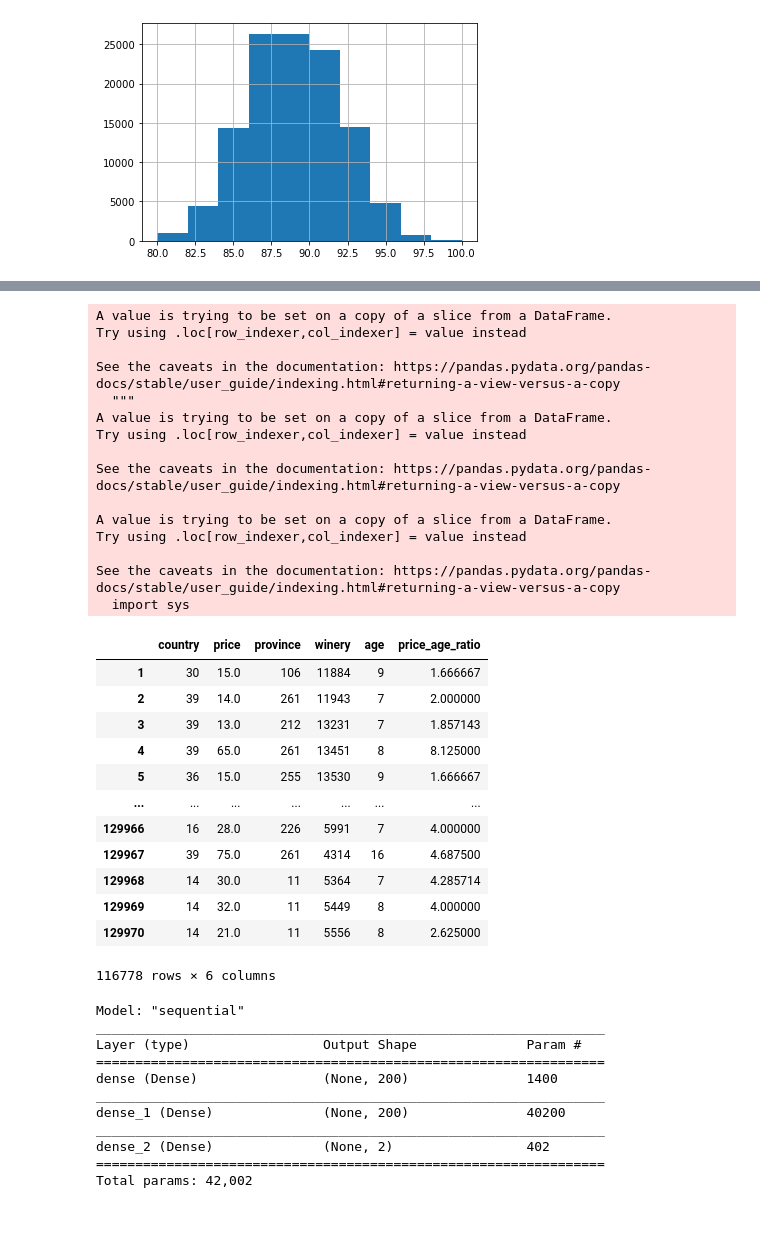
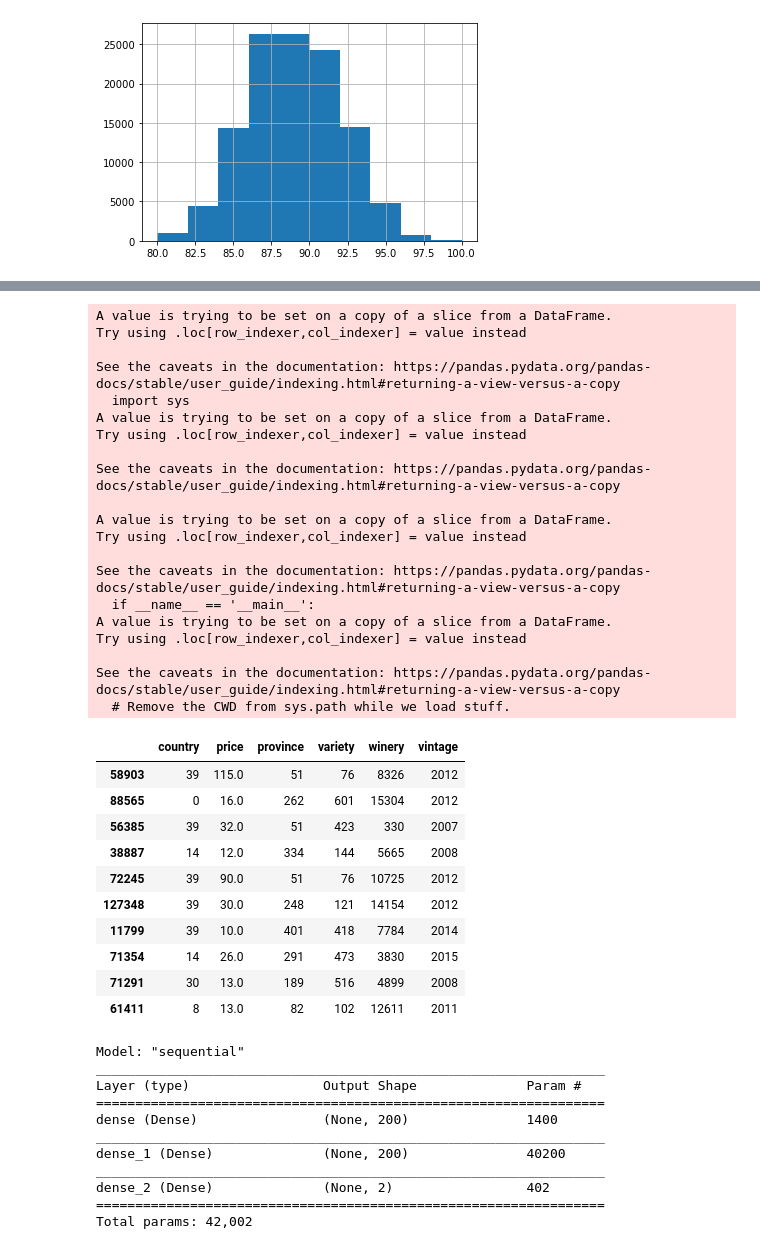
Before and after one commit to rahilanath/Final_Project, a Jupyter notebook: recommend_model.ipynb, the cells around one changed output, grey strips where cells are left out. Cells and saved outputs as stored; diff of their text form; code cells hidden in the pictures; blank space fills up the shorter version.

Commit message:
adding final recommend_model

```diff
--- a/recommend_model.ipynb
+++ b/recommend_model.ipynb
@@ -113,0 +93,10 @@ clean_wines['points'].hist()
+# %%
+# add rating
+clean_wines['quality'] = clean_wines['points'].apply(lambda x: 'Good' if x >= 88 else 'Poor')
+clean_wines = clean_wines.drop(columns = ['points'])
+
+# create export of final dataframe
+clean_wines.to_csv('Data/recommend_model_final.csv')
+
+# sample
+clean_wines.sample(10)
@@ -114,41 +115,48 @@ clean_wines['points'].hist()
 # %%
+# LabelEncoder dependency
 from sklearn.preprocessing import LabelEncoder
 
+# create features
 number = LabelEncoder()
-features = clean_wines[['country','price','province','winery','age','price_age_ratio']]
+features = clean_wines[['country','price','province','variety','winery','vintage']]
 features['country'] = number.fit_transform(features['country'].astype('str'))
 features['province'] = number.fit_transform(features['province'].astype('str'))
+features['variety'] = number.fit_transform(features['variety'].astype('str'))
 features['winery'] = number.fit_transform(features['winery'].astype('str'))
 
-features
+# features
+features.sample(10)
 # %% [output]
 A value is trying to be set on a copy of a slice from a DataFrame.
 Try using .loc[row_indexer,col_indexer] = value instead
 
 See the caveats in the documentation: https://pandas.pydata.org/pandas-docs/stable/user_guide/indexing.html#returning-a-view-versus-a-copy
-  """
+  import sys
 A value is trying to be set on a copy of a slice from a DataFrame.
 Try using .loc[row_indexer,col_indexer] = value instead
 
 See the caveats in the documentation: https://pandas.pydata.org/pandas-docs/stable/user_guide/indexing.html#returning-a-view-versus-a-copy
 
 A value is trying to be set on a copy of a slice from a DataFrame.
 Try using .loc[row_indexer,col_indexer] = value instead
 
 See the caveats in the documentation: https://pandas.pydata.org/pandas-docs/stable/user_guide/indexing.html#returning-a-view-versus-a-copy
-  import sys
+  if __name__ == '__main__':
+A value is trying to be set on a copy of a slice from a DataFrame.
+Try using .loc[row_indexer,col_indexer] = value instead
+
+See the caveats in the documentation: https://pandas.pydata.org/pandas-docs/stable/user_guide/indexing.html#returning-a-view-versus-a-copy
+  # Remove the CWD from sys.path while we load stuff.
-|  | country | price | province | winery | age | price_age_ratio |
-| 1 | 30 | 15.0 | 106 | 11884 | 9 | 1.666667 |
-| 2 | 39 | 14.0 | 261 | 11943 | 7 | 2.000000 |
-| 3 | 39 | 13.0 | 212 | 13231 | 7 | 1.857143 |
-| 4 | 39 | 65.0 | 261 | 13451 | 8 | 8.125000 |
-| 5 | 36 | 15.0 | 255 | 13530 | 9 | 1.666667 |
-| ... | ... | ... | ... | ... | ... | ... |
-| 129966 | 16 | 28.0 | 226 | 5991 | 7 | 4.000000 |
-| 129967 | 39 | 75.0 | 261 | 4314 | 16 | 4.687500 |
-| 129968 | 14 | 30.0 | 11 | 5364 | 7 | 4.285714 |
-| 129969 | 14 | 32.0 | 11 | 5449 | 8 | 4.000000 |
-| 129970 | 14 | 21.0 | 11 | 5556 | 8 | 2.625000 |
+|  | country | price | province | variety | winery | vintage |
+| 58903 | 39 | 115.0 | 51 | 76 | 8326 | 2012 |
+| 88565 | 0 | 16.0 | 262 | 601 | 15304 | 2012 |
+| 56385 | 39 | 32.0 | 51 | 423 | 330 | 2007 |
+| 38887 | 14 | 12.0 | 334 | 144 | 5665 | 2008 |
+| 72245 | 39 | 90.0 | 51 | 76 | 10725 | 2012 |
+| 127348 | 39 | 30.0 | 248 | 121 | 14154 | 2012 |
+| 11799 | 39 | 10.0 | 401 | 418 | 7784 | 2014 |
+| 71354 | 14 | 26.0 | 291 | 473 | 3830 | 2015 |
+| 71291 | 30 | 13.0 | 189 | 516 | 4899 | 2008 |
+| 61411 | 8 | 13.0 | 82 | 102 | 12611 | 2011 |
-116778 rows × 6 columns
 # %%
 X = features
```
Also changed, not shown: parts of 14 cells of this notebook.
